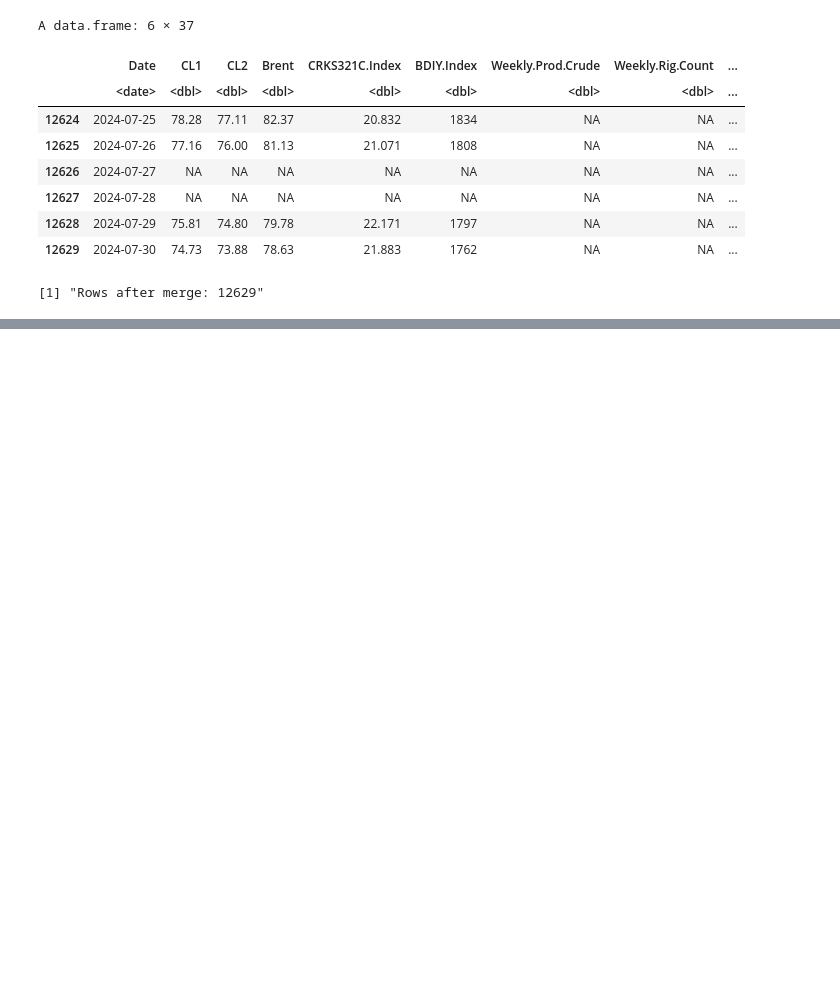
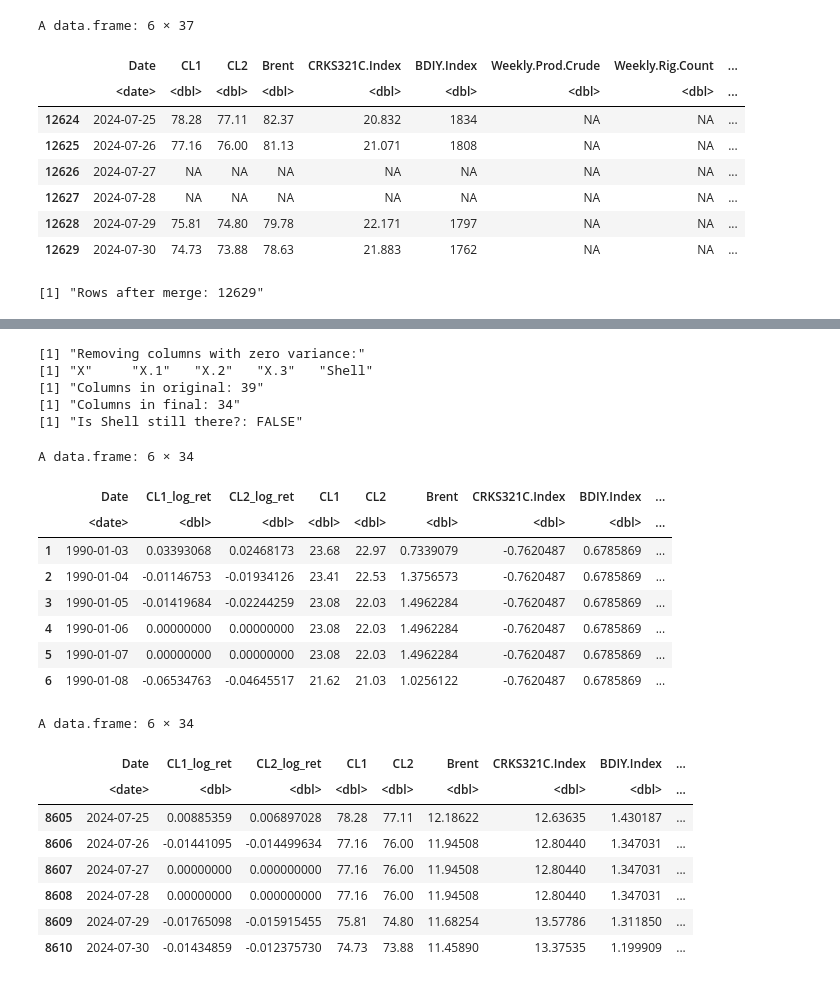
Before and after one commit to mg825/R_Assignment_1, a Jupyter notebook: Oil_Coursework/code.ipynb, the cells around one changed output, grey strips where cells are left out. Saved outputs shown, nothing was run; the diff lists cells and outputs as text; code cells hidden in the pictures; blank space fills up the shorter version.

```diff
--- a/Oil_Coursework/code.ipynb
+++ b/Oil_Coursework/code.ipynb
@@ -214,0 +186,58 @@ A data.frame: 26 × 39
+# %%
+# Identify initial predictor columns
+predictors_initial = setdiff(names(IS_data), c("Date", "CL1_log_ret", "CL2_log_ret", "CL1", "CL2"))
+
+# Calculate SD and find "Dead" columns (SD = 0)
+is_sds_check = apply(IS_data[, predictors_initial], 2, sd, na.rm = TRUE)
+dead_cols = names(is_sds_check)[is_sds_check == 0 | is.na(is_sds_check)]
+predictors = setdiff(predictors_initial, dead_cols)
+
+if(length(dead_cols) > 0) {
+  print("Removing columns with zero variance:")
+  print(dead_cols)
+}
+
+# Calculate mean and SD from IS only (for active predictors)
+is_means = colMeans(IS_data[, predictors])
+is_sds   = apply(IS_data[, predictors], 2, sd)
+
+# Create the final tables by selecting only Date, Targets, and Active Predictors
+final_cols = c("Date", "CL1_log_ret", "CL2_log_ret", "CL1", "CL2", predictors)
+IS_data_scaled = IS_data[, final_cols]
+OoS_data_scaled = OoS_data[, final_cols]
+
+# Apply the scaling to the predictors only
+IS_data_scaled[, predictors] = as.data.frame(scale(IS_data[, predictors], center = is_means, scale = is_sds))
+OoS_data_scaled[, predictors] = as.data.frame(scale(OoS_data[, predictors], center = is_means, scale = is_sds))
+
+# Final Verification
+print(paste("Columns in original:", ncol(IS_data)))
+print(paste("Columns in final:", ncol(IS_data_scaled)))
+print(paste("Is Shell still there?:", "Shell" %in% names(IS_data_scaled)))
+
+head(IS_data_scaled)
+tail(OoS_data_scaled)
+# %% [output]
+[1] "Removing columns with zero variance:"
+[1] "X"     "X.1"   "X.2"   "X.3"   "Shell"
+[1] "Columns in original: 39"
+[1] "Columns in final: 34"
+[1] "Is Shell still there?: FALSE"
+A data.frame: 6 × 34
+|  | Date | CL1_log_ret | CL2_log_ret | CL1 | CL2 | Brent | CRKS321C.Index | BDIY.Index | ... |
+|  | <date> | <dbl> | <dbl> | <dbl> | <dbl> | <dbl> | <dbl> | <dbl> | ... |
+| 1 | 1990-01-03 | 0.03393068 | 0.02468173 | 23.68 | 22.97 | 0.7339079 | -0.7620487 | 0.6785869 | ... |
+| 2 | 1990-01-04 | -0.01146753 | -0.01934126 | 23.41 | 22.53 | 1.3756573 | -0.7620487 | 0.6785869 | ... |
+| 3 | 1990-01-05 | -0.01419684 | -0.02244259 | 23.08 | 22.03 | 1.4962284 | -0.7620487 | 0.6785869 | ... |
+| 4 | 1990-01-06 | 0.00000000 | 0.00000000 | 23.08 | 22.03 | 1.4962284 | -0.7620487 | 0.6785869 | ... |
+| 5 | 1990-01-07 | 0.00000000 | 0.00000000 | 23.08 | 22.03 | 1.4962284 | -0.7620487 | 0.6785869 | ... |
+| 6 | 1990-01-08 | -0.06534763 | -0.04645517 | 21.62 | 21.03 | 1.0256122 | -0.7620487 | 0.6785869 | ... |
+A data.frame: 6 × 34
+|  | Date | CL1_log_ret | CL2_log_ret | CL1 | CL2 | Brent | CRKS321C.Index | BDIY.Index | ... |
+|  | <date> | <dbl> | <dbl> | <dbl> | <dbl> | <dbl> | <dbl> | <dbl> | ... |
+| 8605 | 2024-07-25 | 0.00885359 | 0.006897028 | 78.28 | 77.11 | 12.18622 | 12.63635 | 1.430187 | ... |
+| 8606 | 2024-07-26 | -0.01441095 | -0.014499634 | 77.16 | 76.00 | 11.94508 | 12.80440 | 1.347031 | ... |
+| 8607 | 2024-07-27 | 0.00000000 | 0.000000000 | 77.16 | 76.00 | 11.94508 | 12.80440 | 1.347031 | ... |
+| 8608 | 2024-07-28 | 0.00000000 | 0.000000000 | 77.16 | 76.00 | 11.94508 | 12.80440 | 1.347031 | ... |
+| 8609 | 2024-07-29 | -0.01765098 | -0.015915455 | 75.81 | 74.80 | 11.68254 | 13.57786 | 1.311850 | ... |
+| 8610 | 2024-07-30 | -0.01434859 | -0.012375730 | 74.73 | 73.88 | 11.45890 | 13.37535 | 1.199909 | ... |
```
Also changed, not shown: parts of 8 cells of this notebook.
